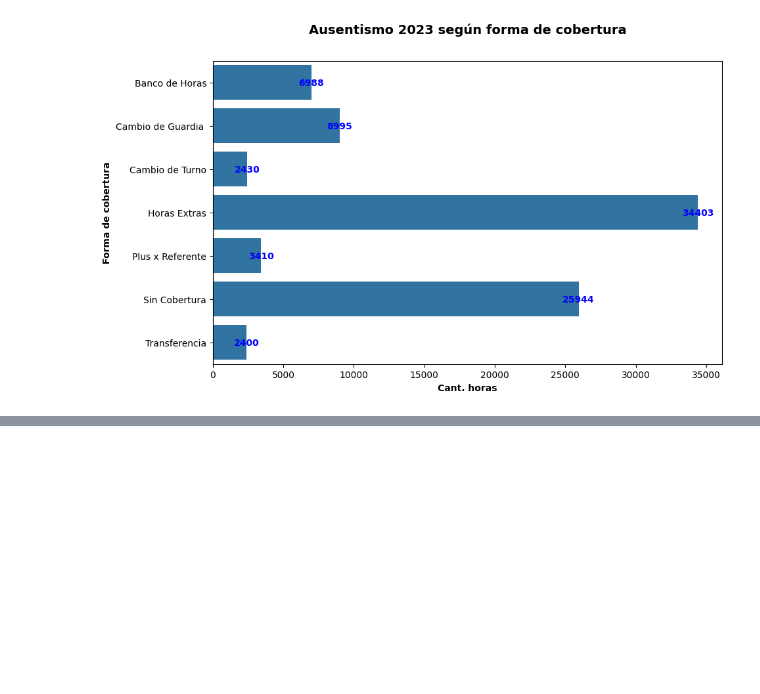
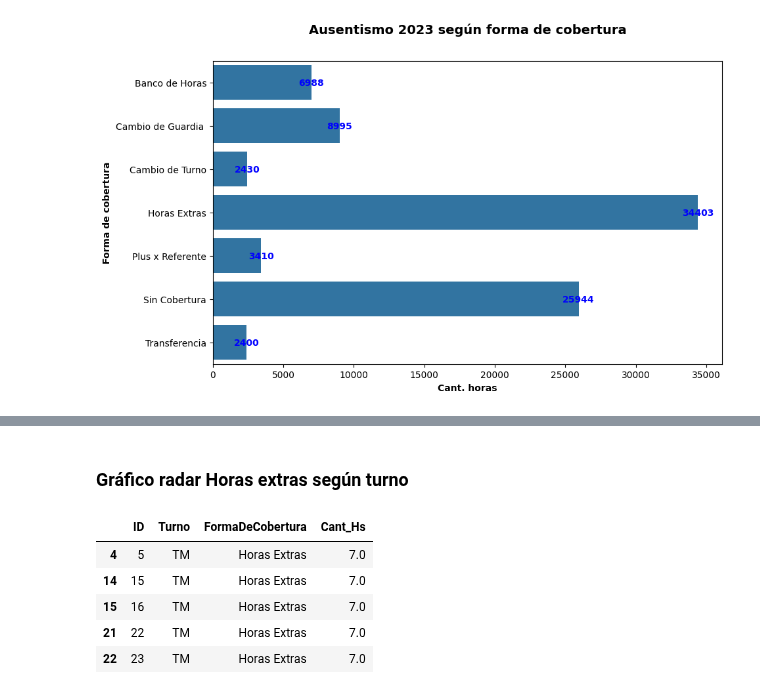
Before and after one commit to matisolica/Proyecto-final-DS1, a Jupyter notebook: pfDS1_version1.ipynb, the cells around one changed output, grey strips where cells are left out. Cells and saved outputs as stored; diff of their text form; code cells hidden in the pictures; blank space fills up the shorter version.

```diff
--- a/pfDS1_version1.ipynb
+++ b/pfDS1_version1.ipynb
@@ -81,0 +259,17 @@ plt.show()
+# %% [markdown]
+### Gráfico radar Horas extras según turno
+# %%
+#Creo el df joineando los ID para obtener los registros con la categoría del turno donde se generó cada ausente, y las horas contratadas filtradas por horas extras
+ID_registros_aus = df_aus_merged[['ID', 'Turno']]
+ID_registros_cob = df_cob_merged[['ID', 'FormaDeCobertura', 'Cant_Hs']]
+ID_merged = ID_registros_aus.merge(ID_registros_cob, on= 'ID')
+filtro_extras = ID_merged['FormaDeCobertura'] == 'Horas Extras'
+df_extras = ID_merged.loc[filtro_extras,:]
+df_extras.head()
+# %% [output]
+|  | ID | Turno | FormaDeCobertura | Cant_Hs |
+| 4 | 5 | TM | Horas Extras | 7.0 |
+| 14 | 15 | TM | Horas Extras | 7.0 |
+| 15 | 16 | TM | Horas Extras | 7.0 |
+| 21 | 22 | TM | Horas Extras | 7.0 |
+| 22 | 23 | TM | Horas Extras | 7.0 |
```
Also changed, not shown: parts of 13 cells of this notebook.
